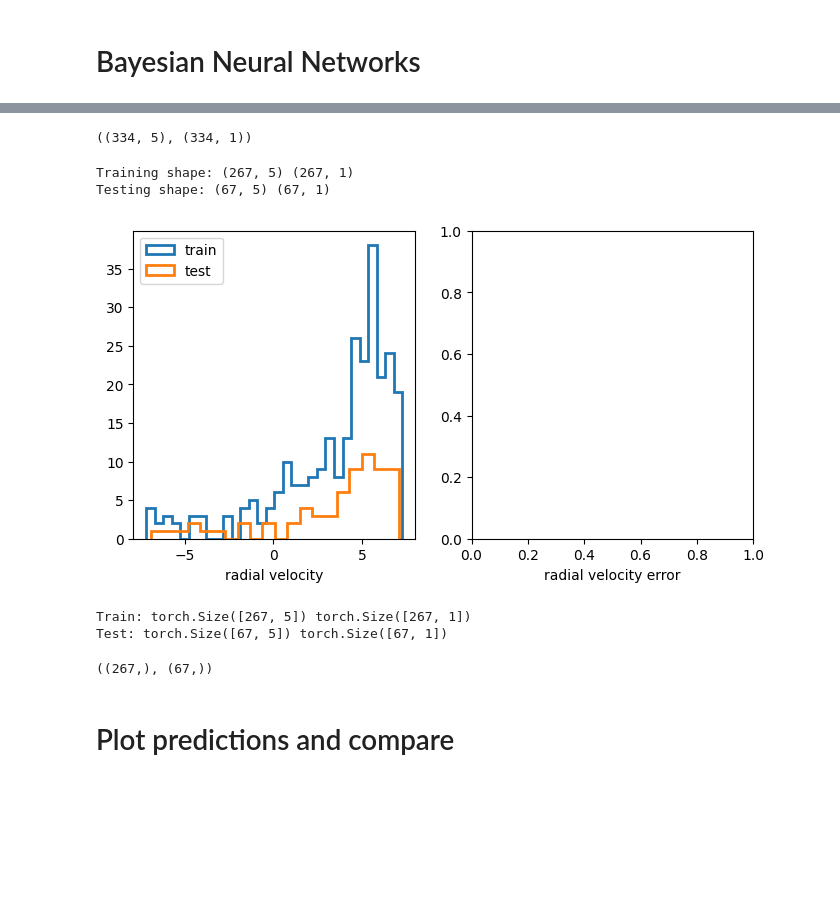
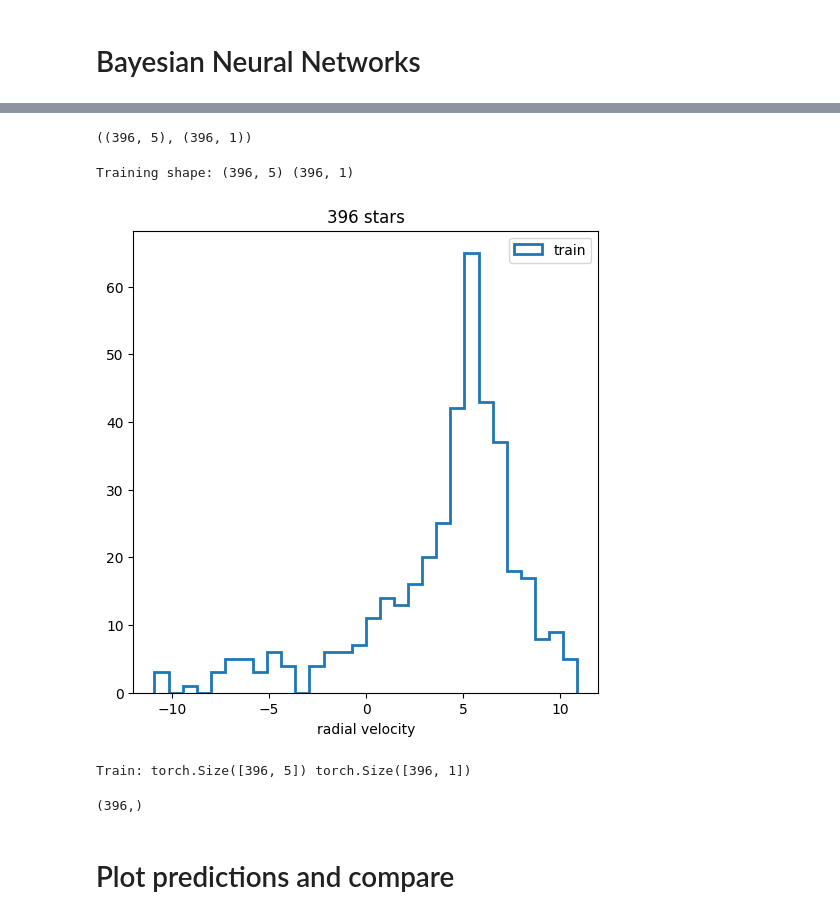
Before and after one commit to stevenalfonso/radial-velocity, a Jupyter notebook: rv_bayesian.ipynb, the cells around one changed output, grey strips where cells are left out. Cells and saved outputs as stored; diff of their text form; code cells hidden in the pictures; blank space fills up the shorter version.

```diff
--- a/rv_bayesian.ipynb
+++ b/rv_bayesian.ipynb
@@ -27,7 +27,7 @@ cluster_candidates_rv = cluster_candidates[~cluster_candidates['radial_velocity'
 #cluster_candidates_rv = cluster_candidates_rv[~cluster_candidates_rv['radial_velocity_error'].isna()]
 print(len(cluster_candidates_rv))
 cluster_candidates_rv = cluster_candidates_rv[(np.abs(cluster_candidates_rv['radial_velocity']) <= \
-    0.2*np.std(cluster_candidates_rv['radial_velocity']))]
+    0.3*np.std(cluster_candidates_rv['radial_velocity']))]
 cluster_candidates_rv.info()
 # %% [output]
 1502
@@ -102,5 +97,5 @@ plt.scatter(cluster_candidates_rv['pmdec'], cluster_candidates_rv['parallax'])
 # %%
-x_data = np.array(cluster_candidates_rv[['ra','dec','pmra','pmdec','distance']])
+x_data = np.array(cluster_candidates_rv[['ra','dec','pmra','pmdec','parallax']])
 #x_data = np.array(cluster_candidates_rv[['ra','dec','pmra','pmdec']])
 #x_data = np.array(cluster_candidates_rv[['l','b','pmra','pmdec','parallax']])
 
@@ -108,30 +103,23 @@ x_data = np.array(cluster_candidates_rv[['ra','dec','pmra','pmdec','distance']])
 y_data = np.array(cluster_candidates_rv[['radial_velocity']])
 x_data.shape, y_data.shape
 # %% [output]
-((334, 5), (334, 1))
+((396, 5), (396, 1))
 # %%
-x_train, x_test, y_train, y_test = train_test_split(x_data, y_data, test_size=0.2, random_state=42)
-
+#x_train, x_test, y_train, y_test = train_test_split(x_data, y_data, test_size=0.2, random_state=42)
+x_train, y_train = x_data, y_data
 print('Training shape:', x_train.shape, y_train.shape)
-print('Testing shape:', x_test.shape, y_test.shape)
+#print('Testing shape:', x_test.shape, y_test.shape)
 # %% [output]
-Training shape: (267, 5) (267, 1)
-Testing shape: (67, 5) (67, 1)
+Training shape: (396, 5) (396, 1)
 # %%
-plt.figure(figsize=(8,4))
+plt.figure(figsize=(6,6))
 
-plt.subplot(1,2,1)
+plt.title('%s stars'%len(y_train))
 plt.hist(y_train[:,0], bins=30, density=False, histtype='step', label='train', lw=2)
-plt.hist(y_test[:,0], bins=20, density=False, histtype='step', label='test', lw=2)
+#plt.hist(y_test[:,0], bins=20, density=False, histtype='step', label='test', lw=2)
 plt.legend()
 plt.xlabel('radial velocity')
-
-plt.subplot(1,2,2)
-# plt.hist(y_train[:,1], bins=30, density=False, histtype='step', label='train')
-# plt.hist(y_test[:,1], bins=20, density=False, histtype='step', label='test')
-# plt.legend()
-plt.xlabel('radial velocity error')
 plt.show()
 # %% [output]
-[figure, old version]
+[figure, new version]
 # %%
@@ -223,31 +222,30 @@ mcmc = MCMC(nuts_kernel, num_samples=50)
 x_train_ = torch.from_numpy(x_train).float()
 y_train_ = torch.from_numpy(y_train).float()
 
-x_test_ = torch.from_numpy(x_test).float()
-y_test_ = torch.from_numpy(y_test).float()
+#x_test_ = torch.from_numpy(x_test).float()
+#y_test_ = torch.from_numpy(y_test).float()
 
 print('Train:', x_train_.shape, y_train_.shape)
-print('Test:', x_test_.shape, y_test_.shape)
+#print('Test:', x_test_.shape, y_test_.shape)
 
 # Run MCMC
 mcmc.run(x_train_, y_train_)
 # %% [output]
-Train: torch.Size([267, 5]) torch.Size([267, 1])
-Test: torch.Size([67, 5]) torch.Size([67, 1])
+Train: torch.Size([396, 5]) torch.Size([396, 1])
 # %%
 from pyro.infer import Predictive
 
 predictive = Predictive(model=model, posterior_samples=mcmc.get_samples())
 #x_test = torch.linspace(xlims[0], xlims[1], 3000)
 preds_train = predictive(x_train_)
-preds_test = predictive(x_test_)
+#preds_test = predictive(x_test_)
 
 prediction_train = preds_train['obs'].T.detach().numpy().mean(axis=1)
-prediction_test = preds_test['obs'].T.detach().numpy().mean(axis=1)
+#prediction_test = preds_test['obs'].T.detach().numpy().mean(axis=1)
 
-prediction_train.shape, prediction_test.shape
+prediction_train.shape#, prediction_test.shape
 # %% [output]
-((267,), (67,))
+(396,)
 # %% [markdown]
 # Plot predictions and compare
 # %%
```
Also changed, not shown: parts of 14 cells of this notebook.
